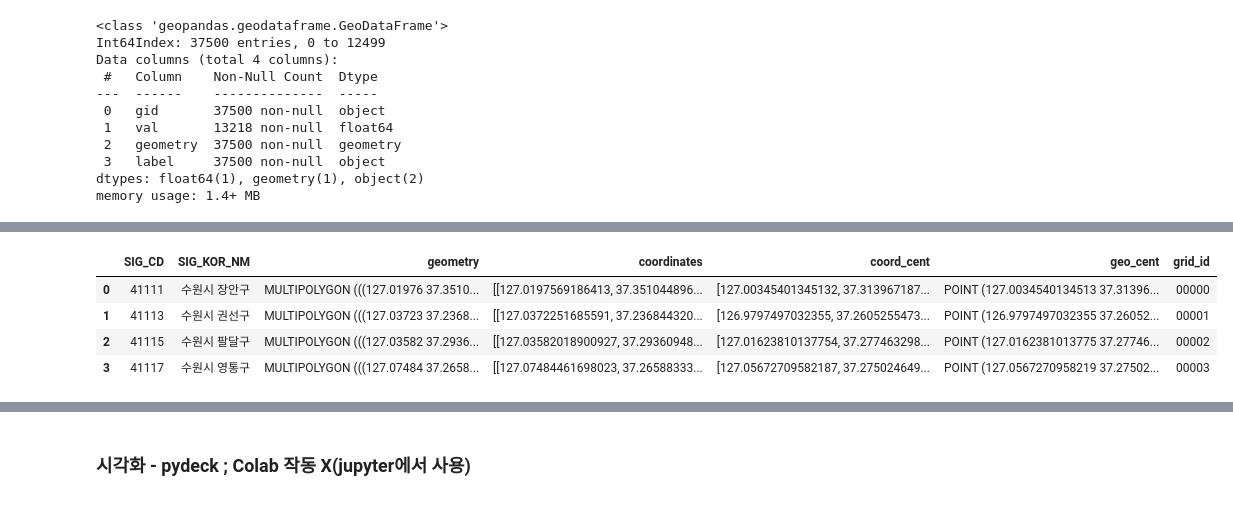
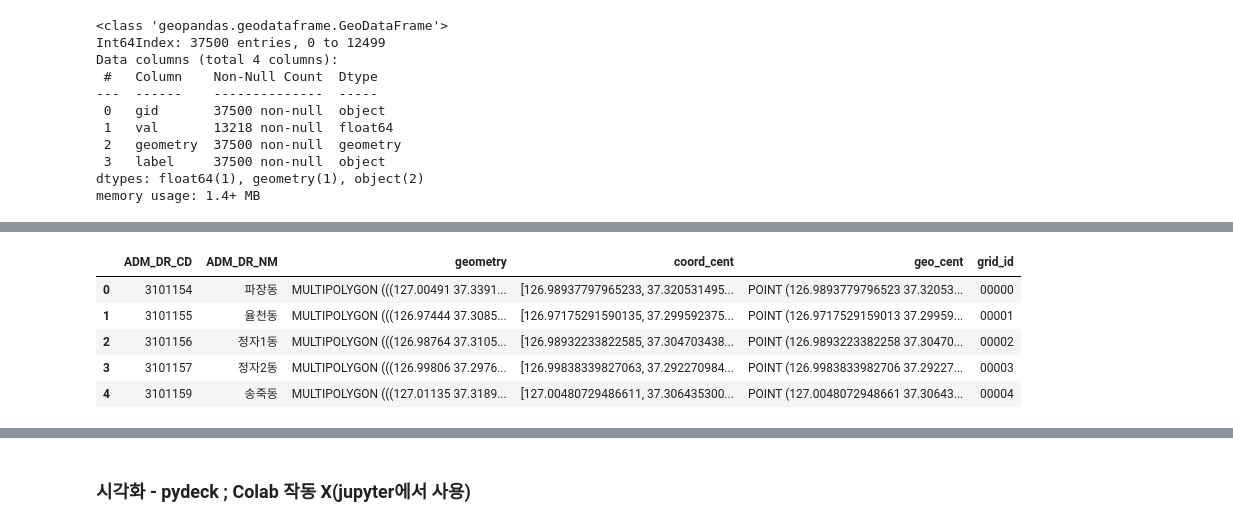
Before and after one commit to eruru0411/DL_Study, a Jupyter notebook: LH.ipynb, the cells around one changed output, grey strips where cells are left out. Drawn from its saved outputs; the diff is of its cells as text; code cells hidden in the pictures.

```diff
--- a/LH.ipynb
+++ b/LH.ipynb
@@ -538,8 +968,9 @@ df_인도26.head()
 # %%
-df_법정시군구29.head()
+df_행정읍면동31.head()
 # %% [output]
-|  | SIG_CD | SIG_KOR_NM | geometry | coordinates | coord_cent | geo_cent | grid_id |
-| 0 | 41111 | 수원시 장안구 | MULTIPOLYGON (((127.01976 37.3510... | [[127.0197569186413, 37.351044896... | [127.00345401345132, 37.313967187... | POINT (127.0034540134513 37.31396... | 00000 |
-| 1 | 41113 | 수원시 권선구 | MULTIPOLYGON (((127.03723 37.2368... | [[127.0372251685591, 37.236844320... | [126.9797497032355, 37.2605255473... | POINT (126.9797497032355 37.26052... | 00001 |
-| 2 | 41115 | 수원시 팔달구 | MULTIPOLYGON (((127.03582 37.2936... | [[127.03582018900927, 37.29360948... | [127.01623810137754, 37.277463298... | POINT (127.0162381013775 37.27746... | 00002 |
-| 3 | 41117 | 수원시 영통구 | MULTIPOLYGON (((127.07484 37.2658... | [[127.07484461698023, 37.26588333... | [127.05672709582187, 37.275024649... | POINT (127.0567270958219 37.27502... | 00003 |
+|  | ADM_DR_CD | ADM_DR_NM | geometry | coord_cent | geo_cent | grid_id |
+| 0 | 3101154 | 파장동 | MULTIPOLYGON (((127.00491 37.3391... | [126.98937797965233, 37.320531495... | POINT (126.9893779796523 37.32053... | 00000 |
+| 1 | 3101155 | 율천동 | MULTIPOLYGON (((126.97444 37.3085... | [126.97175291590135, 37.299592375... | POINT (126.9717529159013 37.29959... | 00001 |
+| 2 | 3101156 | 정자1동 | MULTIPOLYGON (((126.98764 37.3105... | [126.98932233822585, 37.304703438... | POINT (126.9893223382258 37.30470... | 00002 |
+| 3 | 3101157 | 정자2동 | MULTIPOLYGON (((126.99806 37.2976... | [126.99838339827063, 37.292270984... | POINT (126.9983833982706 37.29227... | 00003 |
+| 4 | 3101159 | 송죽동 | MULTIPOLYGON (((127.01135 37.3189... | [127.00480729486611, 37.306435300... | POINT (127.0048072948661 37.30643... | 00004 |
```
Also changed, not shown: parts of 65 cells of this notebook.
